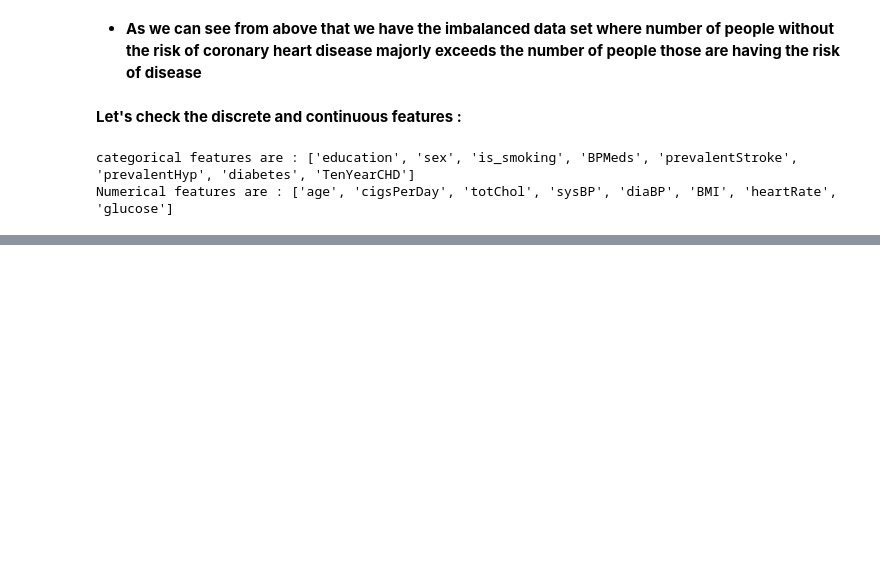
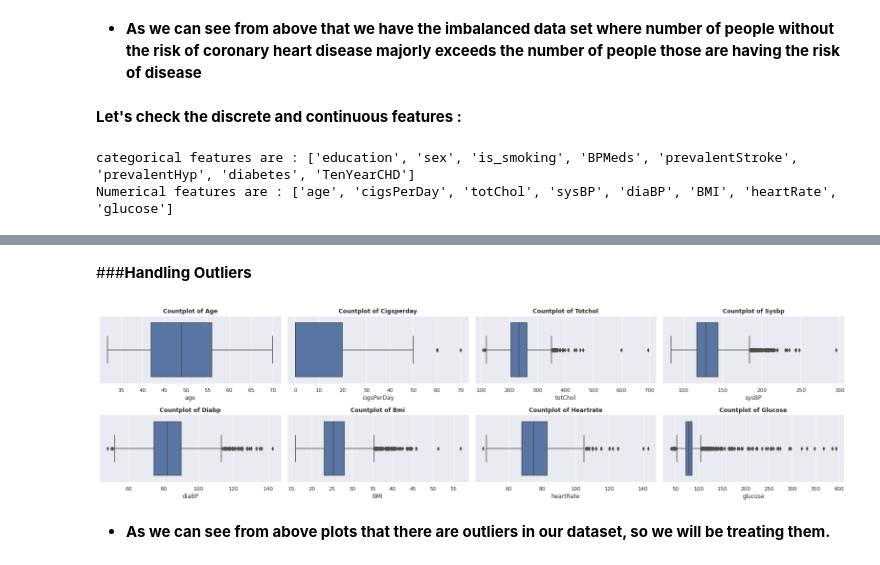
Before and after one commit to Kousikdutta1/Cardiovascular-Risk-Prediction, a Jupyter notebook: Kousik_Dutta_Cardiovascular_Risk_Prediction_Capstone_Project_.ipynb, the cells around one changed output, grey strips where cells are left out. Drawn from its saved outputs; the diff is of its cells as text; code cells hidden in the pictures; blank space fills up the shorter version.

```diff
--- a/Kousik_Dutta_Cardiovascular_Risk_Prediction_Capstone_Project_.ipynb
+++ b/Kousik_Dutta_Cardiovascular_Risk_Prediction_Capstone_Project_.ipynb
@@ -415,0 +456,16 @@ Numerical features are : ['age', 'cigsPerDay', 'totChol', 'sysBP', 'diaBP', 'BMI
+# %% [markdown]
+###**Handling Outliers**
+# %%
+# Analyzing outliers of the Numerical features with the help of box plot
+
+plt.figure(figsize = (22,14))
+for index, column in enumerate(Numerical_features) :
+  plt.subplot(5,4,index+1)
+  sns.boxplot(cvdf[column])
+  plt.title (f'Countplot of {column.title()}', weight = 'bold')
+  plt.tight_layout()
+plt.show();
+# %% [output]
+[figure, added]
+# %% [markdown]
+* **As we can see from above plots that there are outliers in our dataset, so we will be treating them.**
```
Also changed, not shown: parts of 10 cells of this notebook.
